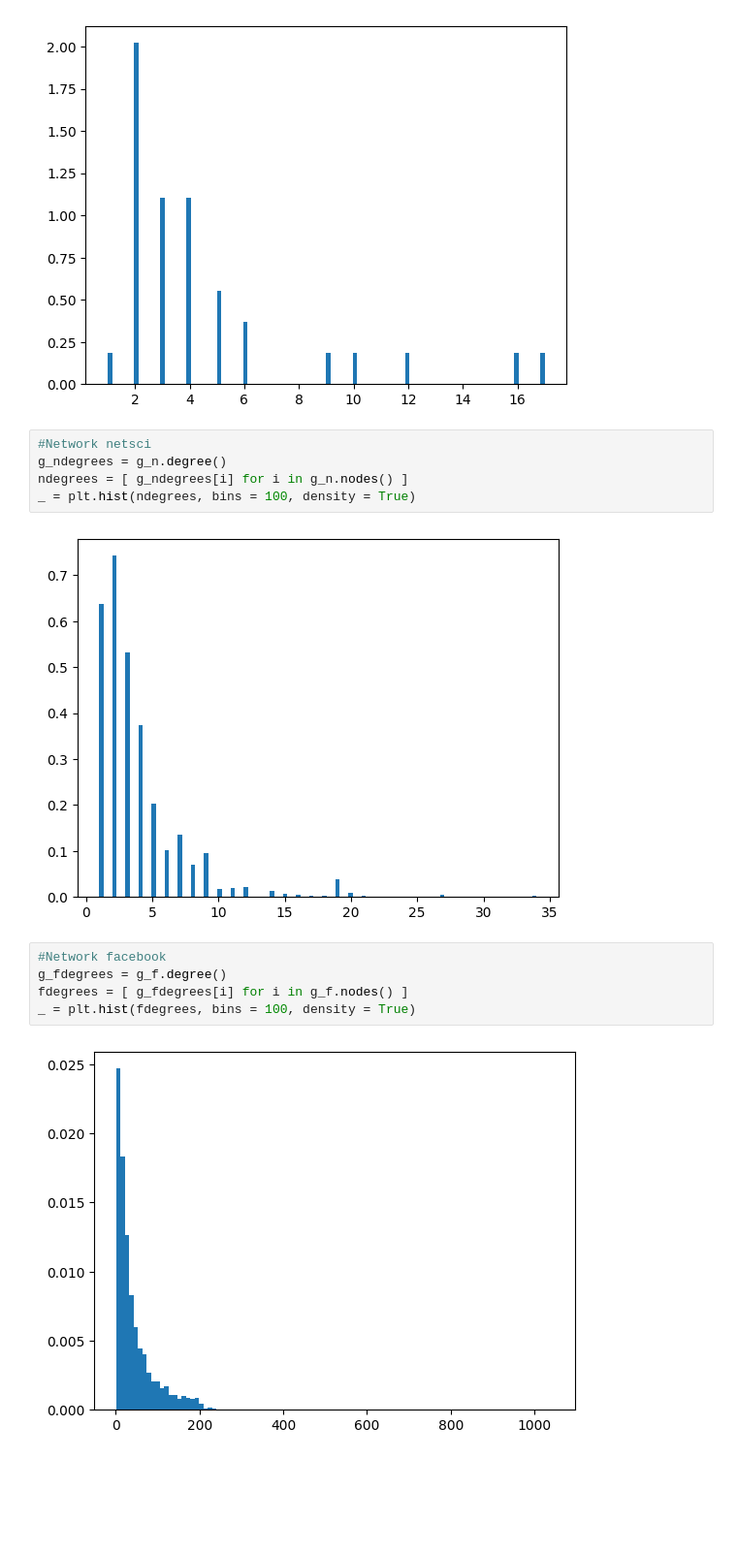
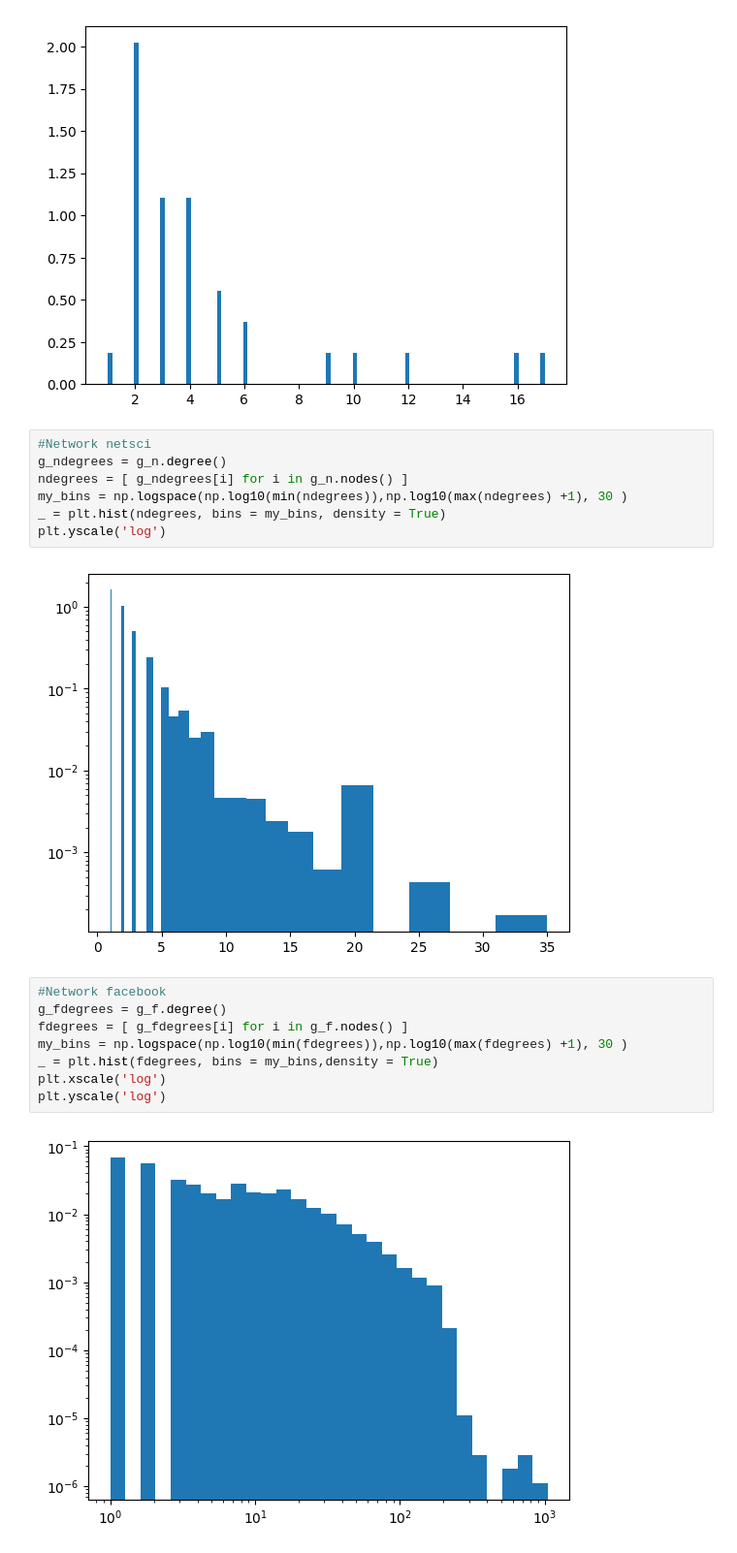
Before and after one commit to huyim/Netsci, a Jupyter notebook: Assi1/Hu_Yiming_EX1.ipynb, the cells around one changed output. Shown at 97% size. Cells and saved outputs as stored; diff of their text form; blank space fills up the shorter version.

```diff
--- a/Assi1/Hu_Yiming_EX1.ipynb
+++ b/Assi1/Hu_Yiming_EX1.ipynb
@@ -113,13 +113,18 @@ _ = plt.hist(kdegrees, bins = 100, density = True)
 #Network netsci
 g_ndegrees = g_n.degree()
 ndegrees = [ g_ndegrees[i] for i in g_n.nodes() ]
-_ = plt.hist(ndegrees, bins = 100, density = True)
+my_bins = np.logspace(np.log10(min(ndegrees)),np.log10(max(ndegrees) +1), 30 )
+_ = plt.hist(ndegrees, bins = my_bins, density = True)
+plt.yscale('log')
 # %% [output]
-[figure, old version]
+[figure, new version]
 # %%
 #Network facebook
 g_fdegrees = g_f.degree()
 fdegrees = [ g_fdegrees[i] for i in g_f.nodes() ]
-_ = plt.hist(fdegrees, bins = 100, density = True)
+my_bins = np.logspace(np.log10(min(fdegrees)),np.log10(max(fdegrees) +1), 30 )
+_ = plt.hist(fdegrees, bins = my_bins,density = True)
+plt.xscale('log')
+plt.yscale('log')
 # %% [output]
-[figure, old version]
+[figure, new version]
```
